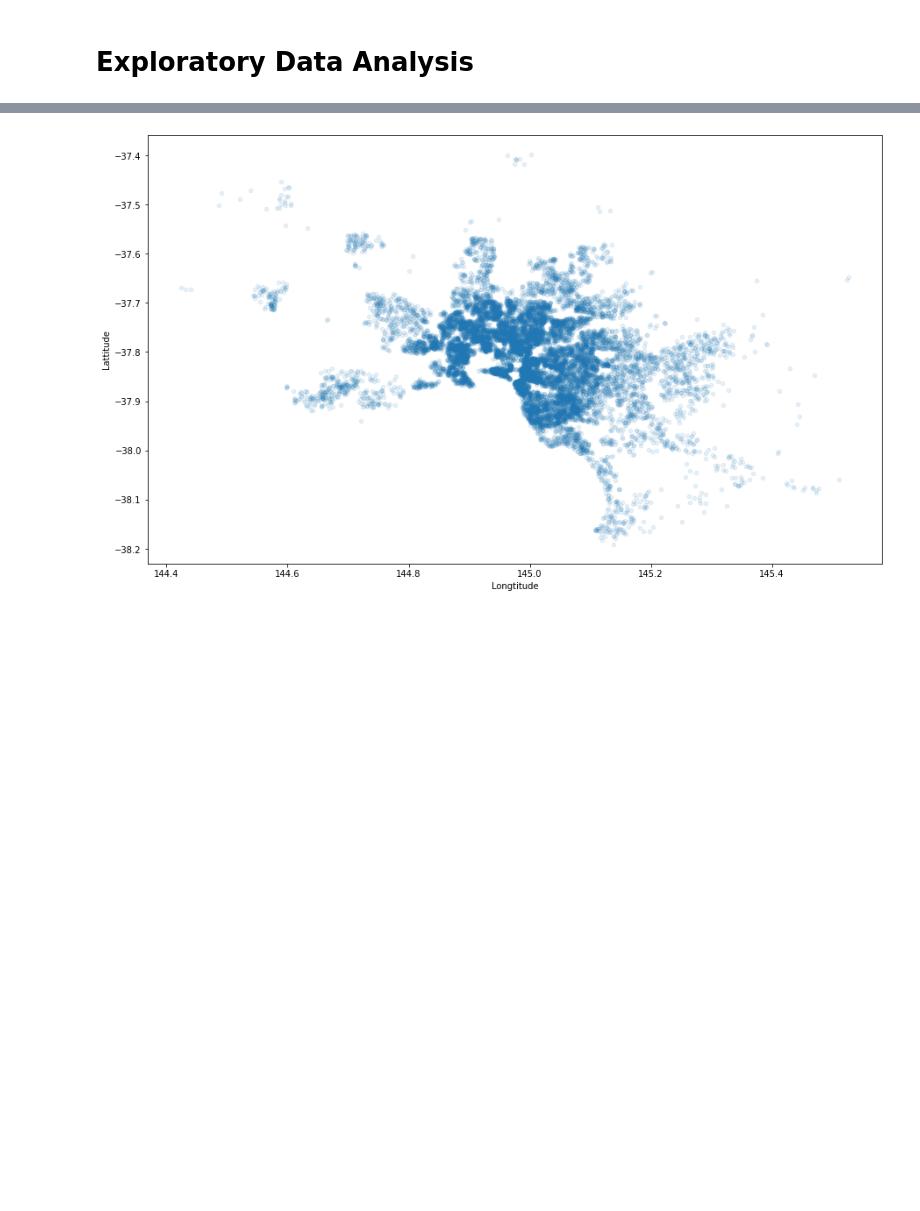
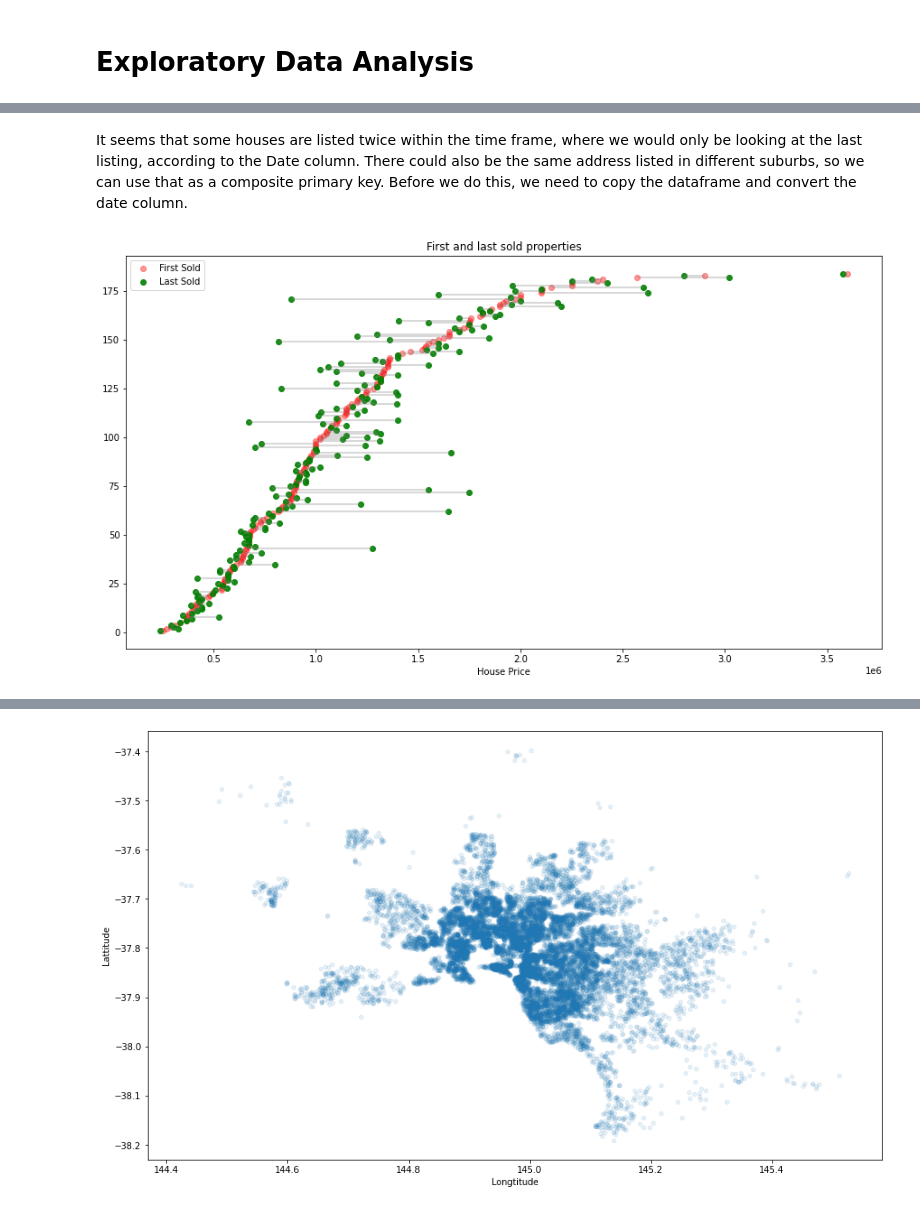
Before and after one commit to knedliky/melbourne-housing, a Jupyter notebook: eda.ipynb, the cells around one changed output, grey strips where cells are left out. Drawn from its saved outputs; the diff is of its cells as text; code cells hidden in the pictures; blank space fills up the shorter version.

```diff
--- a/eda.ipynb
+++ b/eda.ipynb
@@ -80,0 +243,27 @@ housing = train.copy()
+# %% [markdown]
+It seems that some houses are listed twice within the time frame, where we would only be looking at the last listing, according to the Date column. There could also be the same address listed in different suburbs, so we can use that as a composite primary key. Before we do this, we need to copy the dataframe and convert the date column.
+# %%
+dupe = housing.copy()
+dupe['Date'] = pd.to_datetime(dupe['Date'])
+# %%
+first_sold = dupe[dupe[['Suburb','Address']].duplicated(keep='first')].sort_values(by=['Date'], ascending=True)
+first_sold = first_sold[['Suburb', 'Address', 'Price']]
+# %%
+last_sold = dupe[dupe[['Suburb','Address']].duplicated(keep='last')].sort_values(by=['Date'], ascending=True)
+last_sold = last_sold[['Suburb', 'Address', 'Price']]
+# %%
+dupe_houses = pd.merge(first_sold, last_sold, how='outer', on=['Suburb', 'Address'])
+dupe_houses.sort_values(by='Price_x', inplace=True)
+my_range = range(1,len(dupe_houses)+1)
+# %%
+plt.hlines(y=my_range, xmin=dupe_houses['Price_x'], xmax=dupe_houses['Price_y'], color='grey', alpha=0.4)
+plt.scatter(dupe_houses['Price_x'], my_range, color='red', alpha=0.4, label='First Sold')
+plt.scatter(dupe_houses['Price_y'], my_range, color='green', alpha=0.9, label='Last Sold')
+plt.legend()
+
+plt.title('First and last sold properties', loc='center')
+plt.xlabel('House Price')
+
+plt.show()
+# %% [output]
+[figure, added]
```
Also changed, not shown: parts of 59 cells of this notebook, 4 other files.
